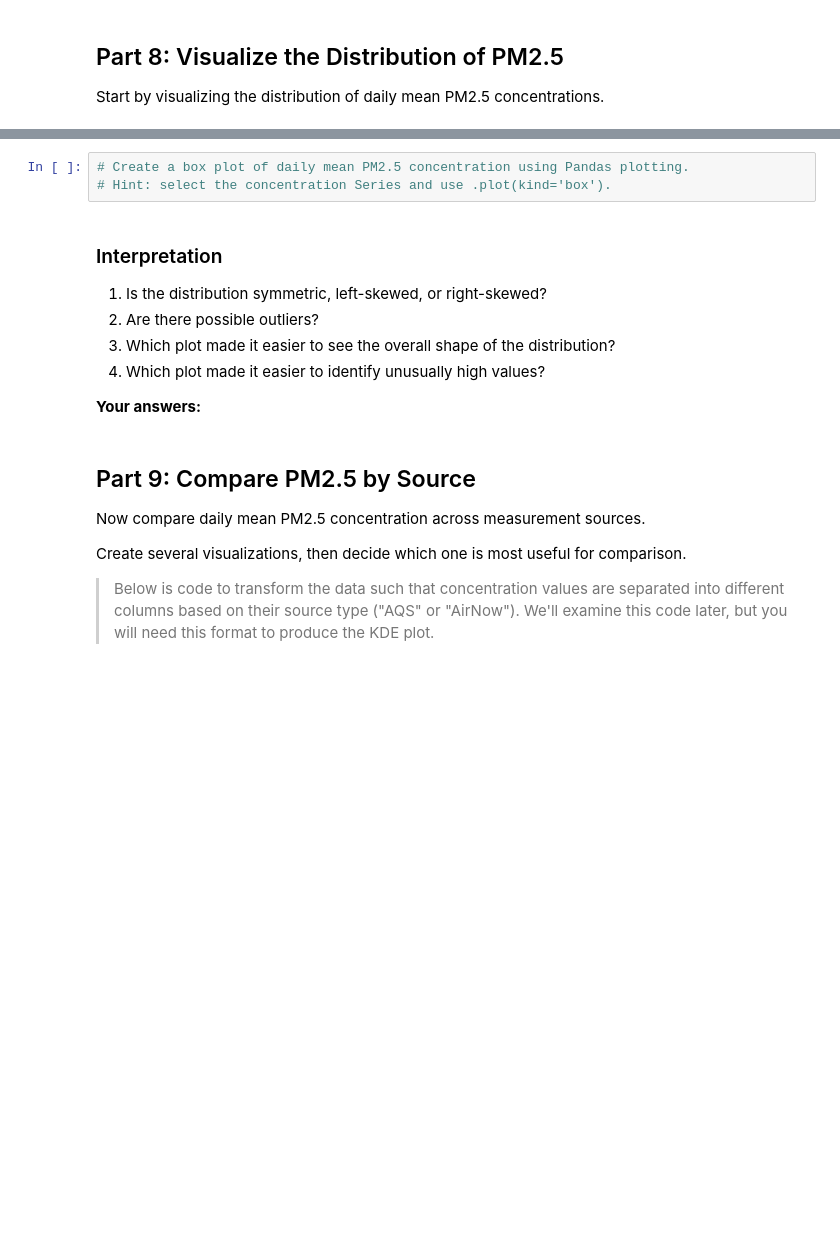
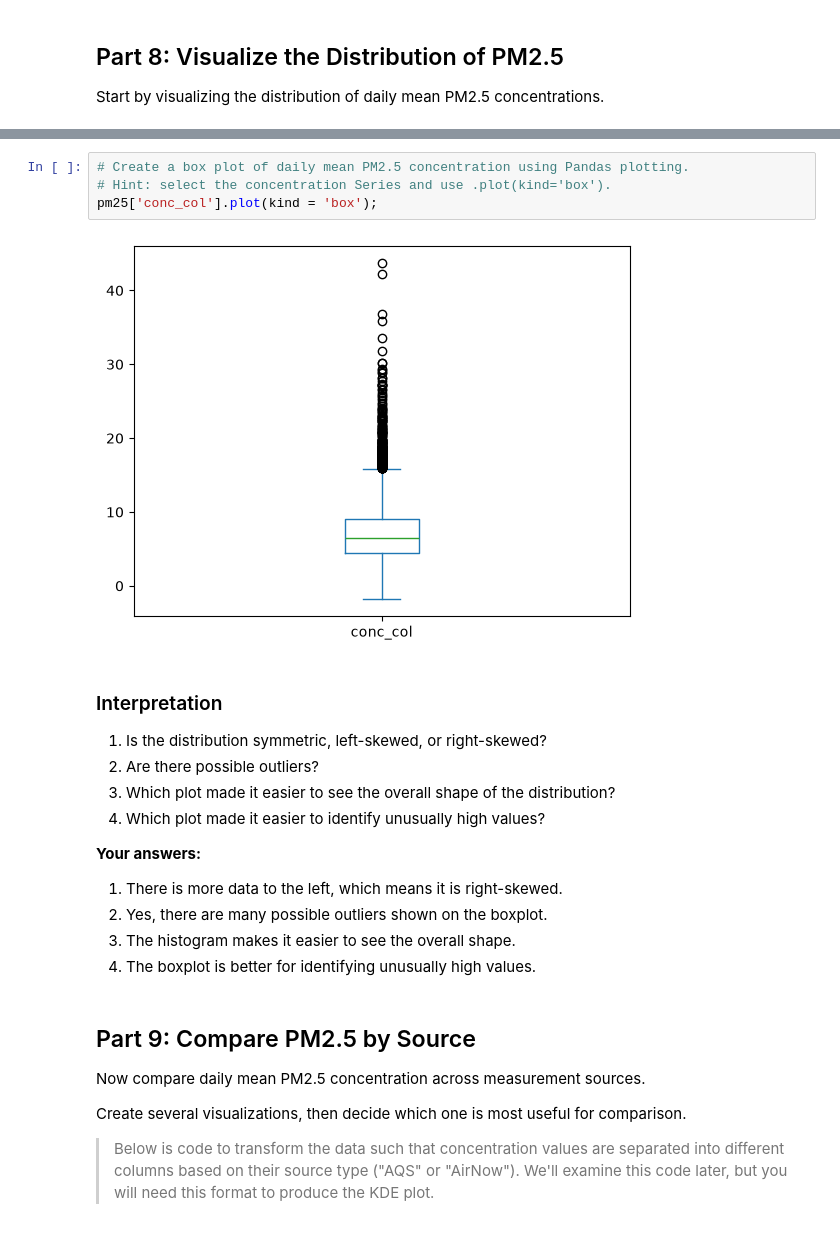
Before and after one commit to JoshG07/ENV700, a Jupyter notebook: lessons/M3-L-data-exploration-3-lab.ipynb, the cells around one changed output, grey strips where cells are left out. Drawn from its saved outputs; the diff is of its cells as text; blank space fills up the shorter version.

```diff
--- a/lessons/M3-L-data-exploration-3-lab.ipynb
+++ b/lessons/M3-L-data-exploration-3-lab.ipynb
@@ -224,6 +384,9 @@ Start by visualizing the distribution of daily mean PM2.5 concentrations.
 # %%
 # Create a box plot of daily mean PM2.5 concentration using Pandas plotting.
 # Hint: select the concentration Series and use .plot(kind='box').
+pm25['conc_col'].plot(kind = 'box');
+# %% [output]
+[figure, added]
 # %% [markdown]
 ### Interpretation
 
@@ -233,6 +396,10 @@ Start by visualizing the distribution of daily mean PM2.5 concentrations.
 4. Which plot made it easier to identify unusually high values?
 
 **Your answers:**
+1. There is more data to the left, which means it is right-skewed.
+2. Yes, there are many possible outliers shown on the boxplot.
+3. The histogram makes it easier to see the overall shape.
+4. The boxplot is better for identifying unusually high values.
 # %% [markdown]
 ## Part 9: Compare PM2.5 by Source
 
```
Also changed, not shown: parts of 29 cells of this notebook.
